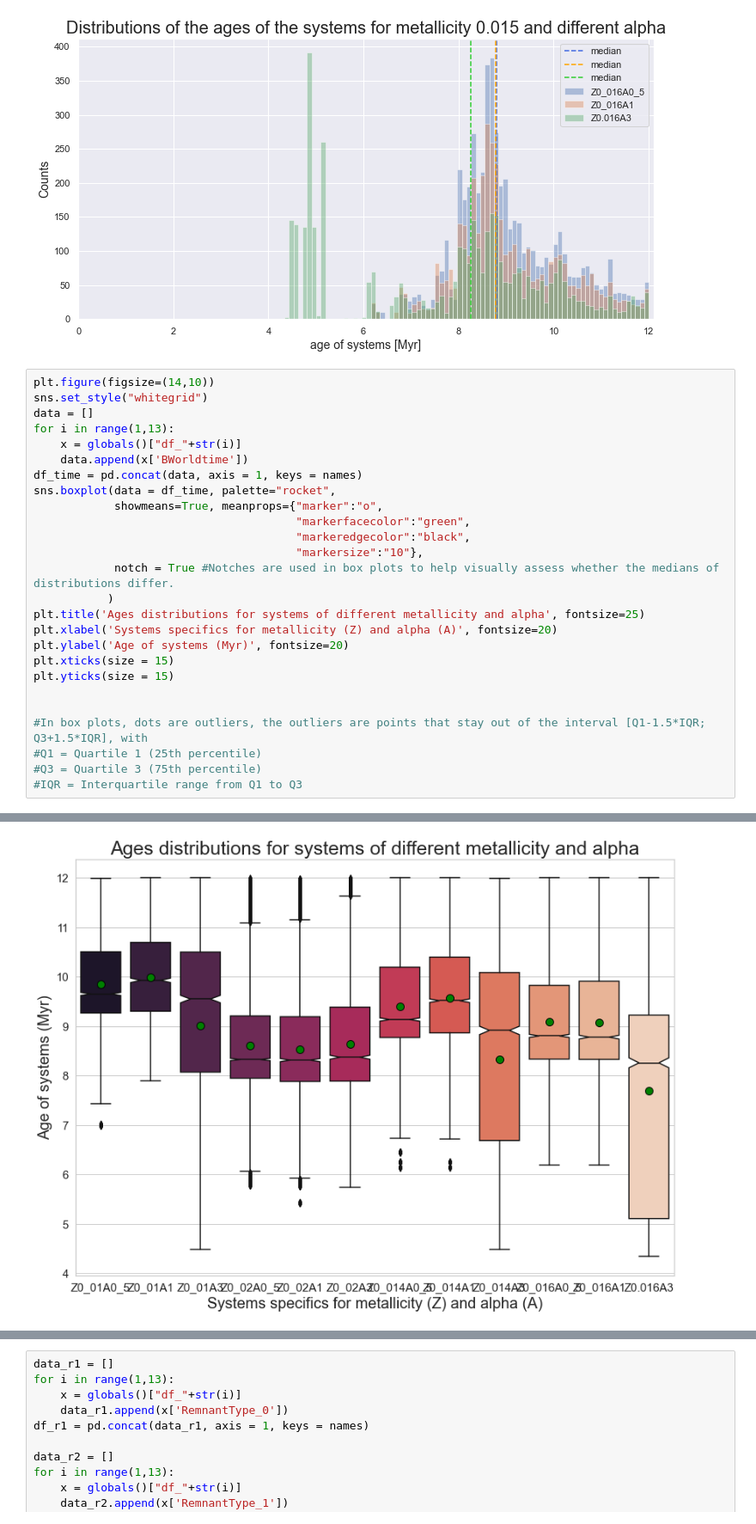
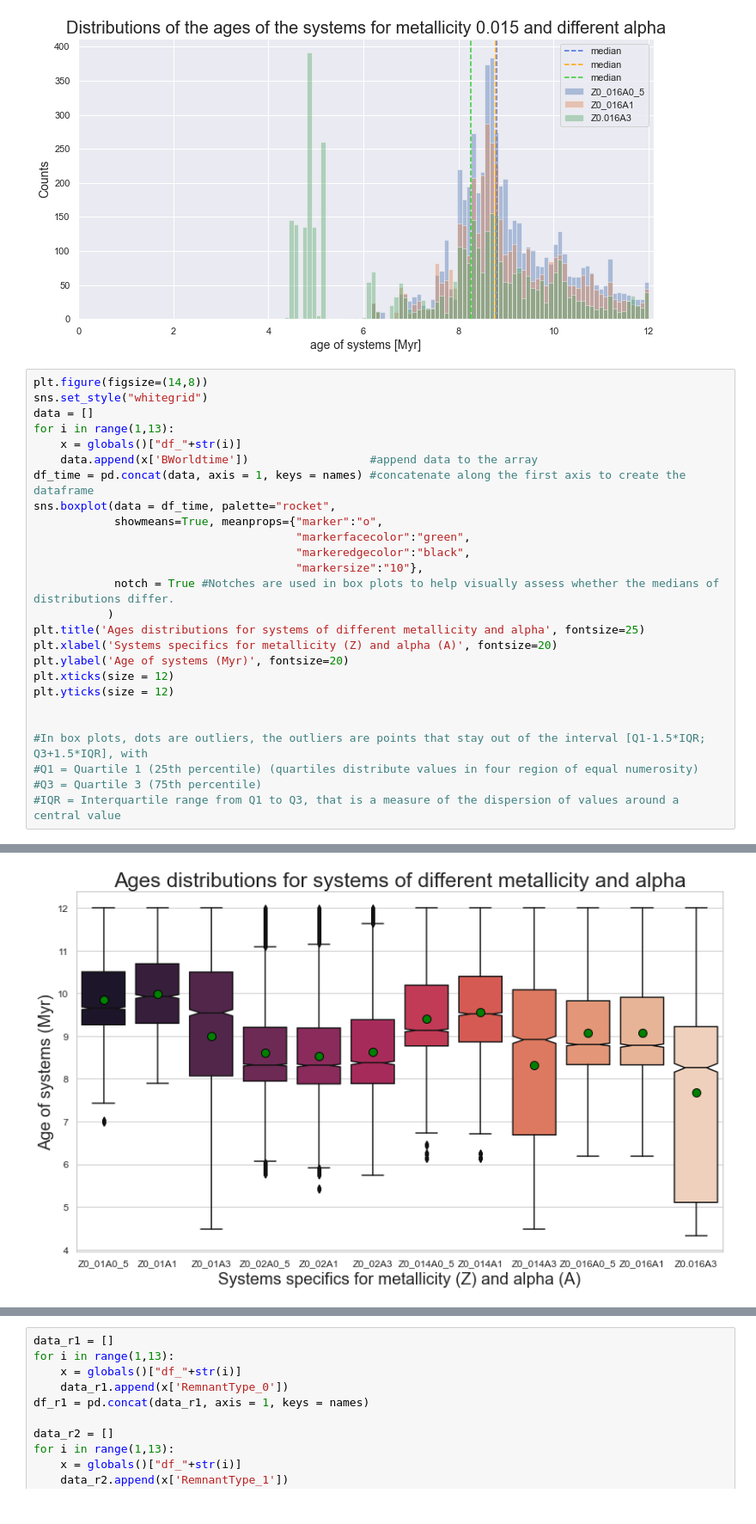
Before and after one commit to Melikakmm/Low-Mass-X-ray-Binaries, a Jupyter notebook: walter_analysis.ipynb, the cells around one changed output, grey strips where cells are left out. Shown at 86% size. Cells and saved outputs as stored; diff of their text form.

```diff
--- a/walter_analysis.ipynb
+++ b/walter_analysis.ipynb
@@ -189,45 +246,45 @@ plt.show()
 [figure]
 [figure]
 # %%
-plt.figure(figsize=(14,10))
+plt.figure(figsize=(14,8))
 sns.set_style("whitegrid")
 data = []
 for i in range(1,13):
     x = globals()["df_"+str(i)]
-    data.append(x['BWorldtime'])
-df_time = pd.concat(data, axis = 1, keys = names)
+    data.append(x['BWorldtime'])                  #append data to the array
+df_time = pd.concat(data, axis = 1, keys = names) #concatenate along the first axis to create the dataframe
 sns.boxplot(data = df_time, palette="rocket",
             showmeans=True, meanprops={"marker":"o",
                                        "markerfacecolor":"green",
                                        "markeredgecolor":"black",
                                        "markersize":"10"},
             notch = True #Notches are used in box plots to help visually assess whether the medians of distributions differ.
            )
 plt.title('Ages distributions for systems of different metallicity and alpha', fontsize=25)
 plt.xlabel('Systems specifics for metallicity (Z) and alpha (A)', fontsize=20)
 plt.ylabel('Age of systems (Myr)', fontsize=20)
-plt.xticks(size = 15)
-plt.yticks(size = 15)
+plt.xticks(size = 12)
+plt.yticks(size = 12)
 
 
 #In box plots, dots are outliers, the outliers are points that stay out of the interval [Q1-1.5*IQR; Q3+1.5*IQR], with
-#Q1 = Quartile 1 (25th percentile)
+#Q1 = Quartile 1 (25th percentile) (quartiles distribute values in four region of equal numerosity)
 #Q3 = Quartile 3 (75th percentile)
-#IQR = Interquartile range from Q1 to Q3
+#IQR = Interquartile range from Q1 to Q3, that is a measure of the dispersion of values around a central value
 # %% [output]
 (array([ 3.,  4.,  5.,  6.,  7.,  8.,  9., 10., 11., 12., 13.]),
  [Text(0, 0, ''),
   Text(0, 0, ''),
   Text(0, 0, ''),
   Text(0, 0, ''),
   Text(0, 0, ''),
   Text(0, 0, ''),
   Text(0, 0, ''),
   Text(0, 0, ''),
   Text(0, 0, ''),
   Text(0, 0, ''),
   Text(0, 0, '')])
-[figure, old version]
+[figure, new version]
 # %% [markdown]
 ![image.png](attachment:image.png)
 # %% [markdown]
```
Also changed, not shown: parts of 32 cells of this notebook.
